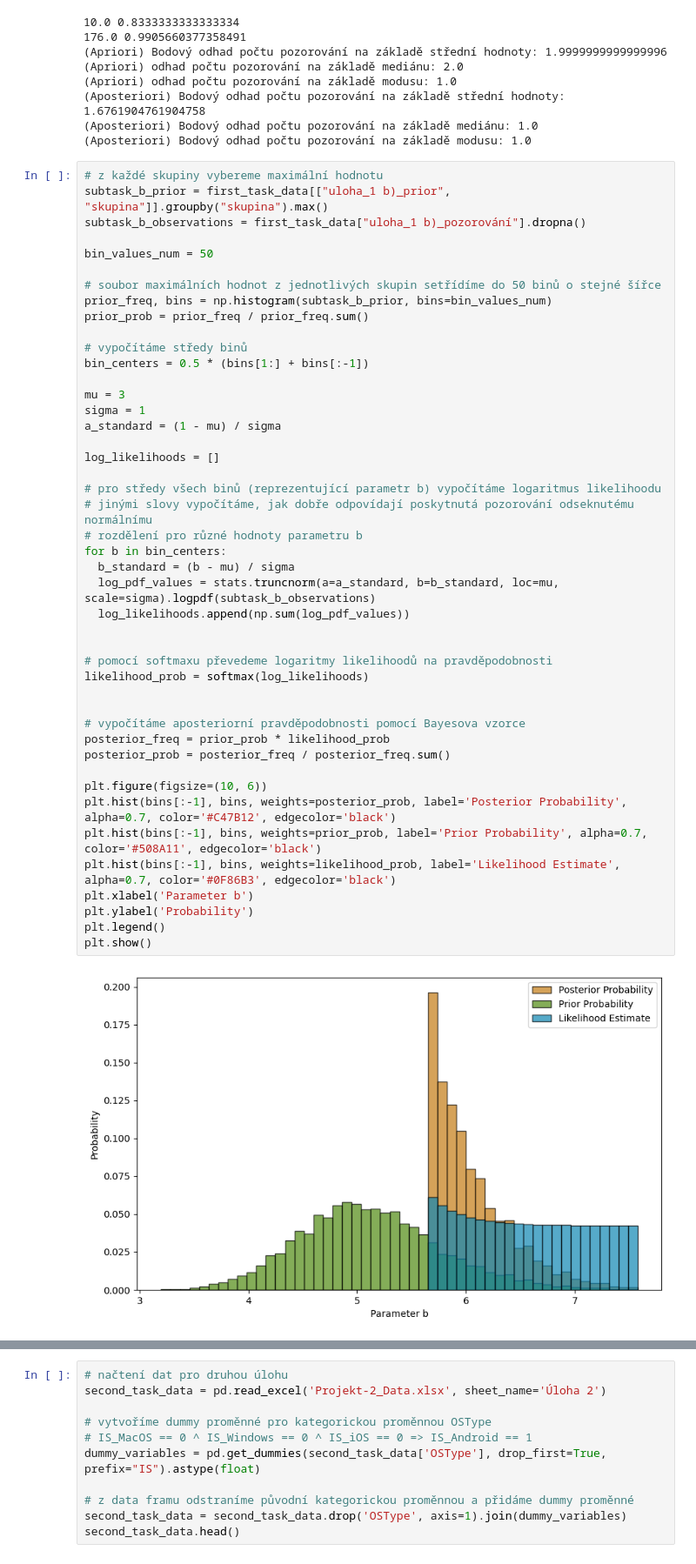
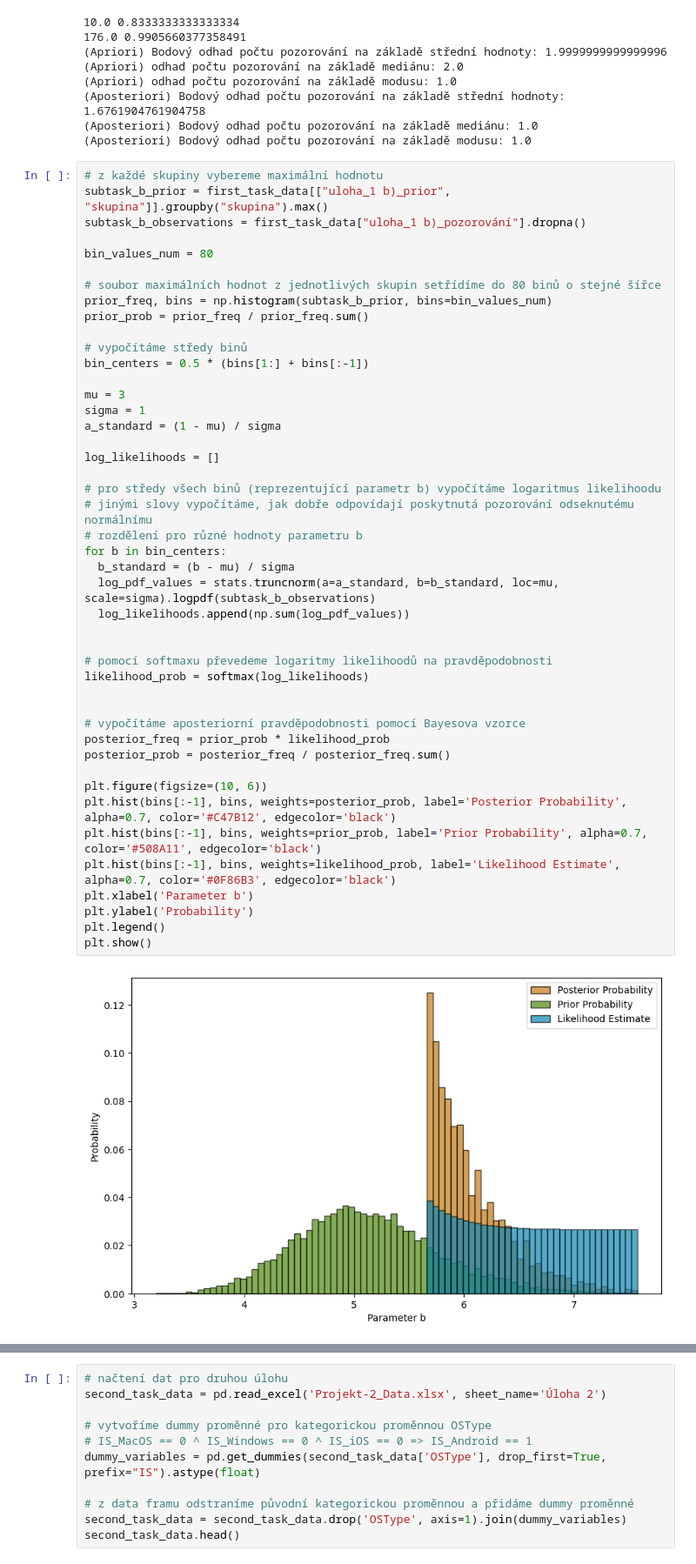
Before and after one commit to LukasFoltyn/msp-2, a Jupyter notebook: Foltyn_MSP_2-projekt.ipynb, the cells around one changed output, grey strips where cells are left out. Shown at 87% size. Saved outputs shown, nothing was run; the diff lists cells and outputs as text.

```diff
--- a/Foltyn_MSP_2-projekt.ipynb
+++ b/Foltyn_MSP_2-projekt.ipynb
@@ -145,9 +145,9 @@ print("(Aposteriori) Bodový odhad počtu pozorování na základě modusu:", ev
 subtask_b_prior = first_task_data[["uloha_1 b)_prior", "skupina"]].groupby("skupina").max()
 subtask_b_observations = first_task_data["uloha_1 b)_pozorování"].dropna()
 
-bin_values_num = 50
+bin_values_num = 80
 
-# soubor maximálních hodnot z jednotlivých skupin setřídíme do 50 binů o stejné šířce
+# soubor maximálních hodnot z jednotlivých skupin setřídíme do 80 binů o stejné šířce
 prior_freq, bins = np.histogram(subtask_b_prior, bins=bin_values_num)
 prior_prob = prior_freq / prior_freq.sum()
 
@@ -159,32 +159,32 @@ sigma = 1
 a_standard = (1 - mu) / sigma
 
 log_likelihoods = []
 
 # pro středy všech binů (reprezentující parametr b) vypočítáme logaritmus likelihoodu
 # jinými slovy vypočítáme, jak dobře odpovídají poskytnutá pozorování odseknutému normálnímu
 # rozdělení pro různé hodnoty parametru b
 for b in bin_centers:
   b_standard = (b - mu) / sigma
   log_pdf_values = stats.truncnorm(a=a_standard, b=b_standard, loc=mu, scale=sigma).logpdf(subtask_b_observations)
   log_likelihoods.append(np.sum(log_pdf_values))
 
 
 # pomocí softmaxu převedeme logaritmy likelihoodů na pravděpodobnosti
 likelihood_prob = softmax(log_likelihoods)
 
 
 # vypočítáme aposteriorní pravděpodobnosti pomocí Bayesova vzorce
 posterior_freq = prior_prob * likelihood_prob
 posterior_prob = posterior_freq / posterior_freq.sum()
 
 plt.figure(figsize=(10, 6))
 plt.hist(bins[:-1], bins, weights=posterior_prob, label='Posterior Probability', alpha=0.7, color='#C47B12', edgecolor='black')
 plt.hist(bins[:-1], bins, weights=prior_prob, label='Prior Probability', alpha=0.7, color='#508A11', edgecolor='black')
 plt.hist(bins[:-1], bins, weights=likelihood_prob, label='Likelihood Estimate', alpha=0.7, color='#0F86B3', edgecolor='black')
 plt.xlabel('Parameter b')
 plt.ylabel('Probability')
 plt.legend()
 plt.show()
 # %% [output]
-[figure, old version]
+[figure, new version]
 # %%
```
Also changed, not shown: parts of 3 cells of this notebook.
